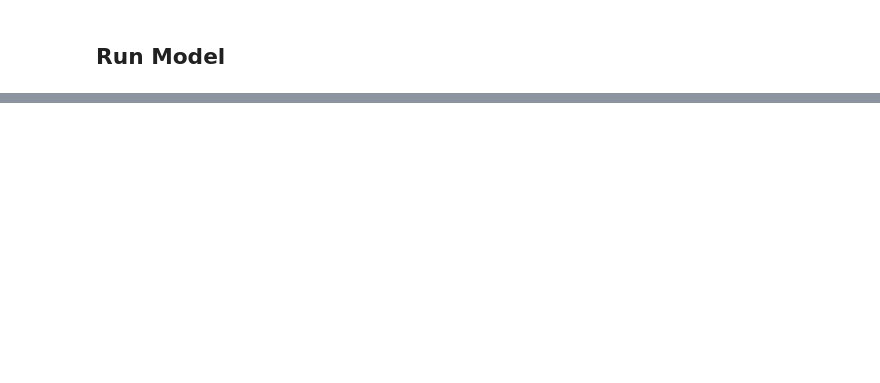
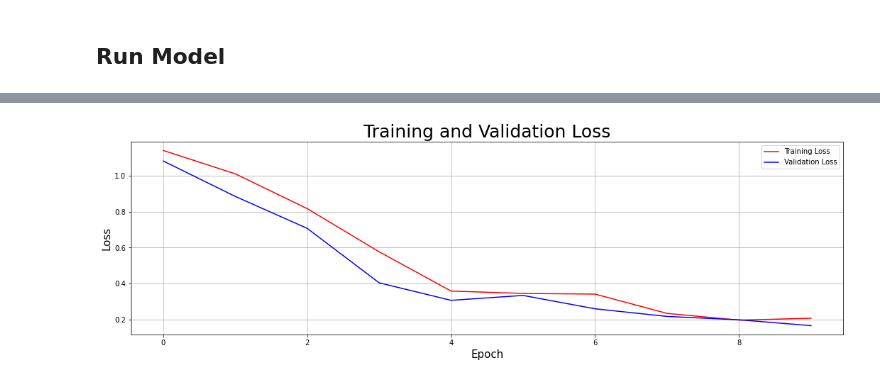
Before and after one commit to Varberg007/Image-Classification, a Jupyter notebook: Image_Classification.ipynb, the cells around one changed output, grey strips where cells are left out. Cells and saved outputs as stored; diff of their text form; code cells hidden in the pictures; blank space fills up the shorter version.

```diff
--- a/Image_Classification.ipynb
+++ b/Image_Classification.ipynb
@@ -254,0 +295,4 @@ time: 12min 26s (started: 2021-06-19 14:46:37 +00:00)
+# %%
+plot_loss(history)
+# %% [output]
+[figure, added]
```
Also changed, not shown: parts of 24 cells of this notebook.
